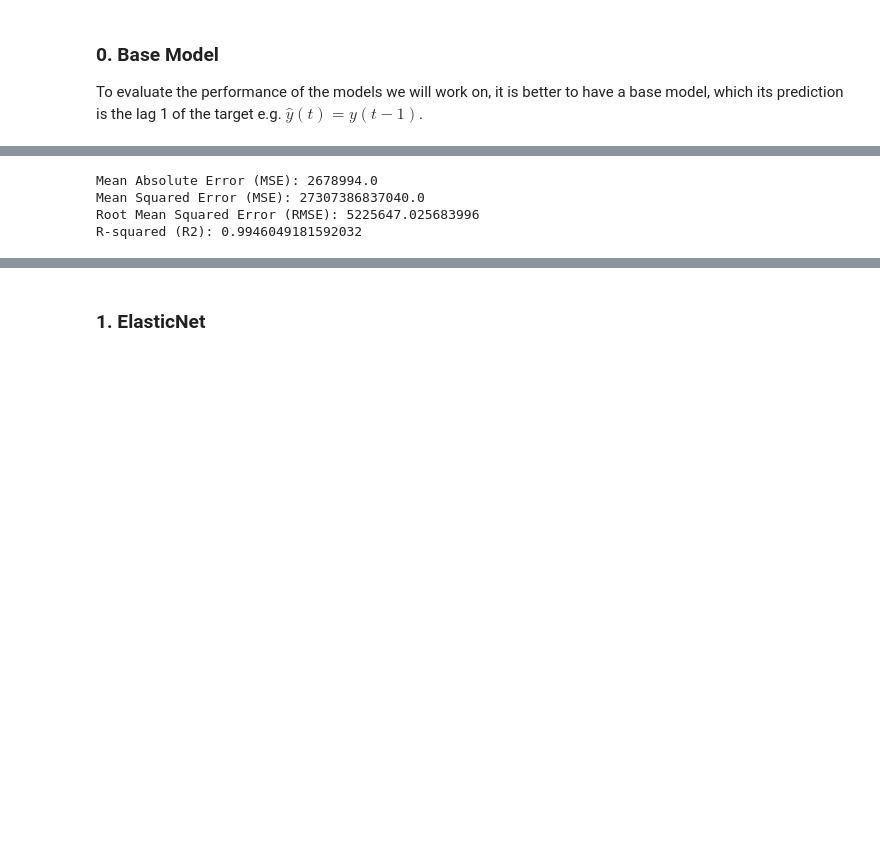
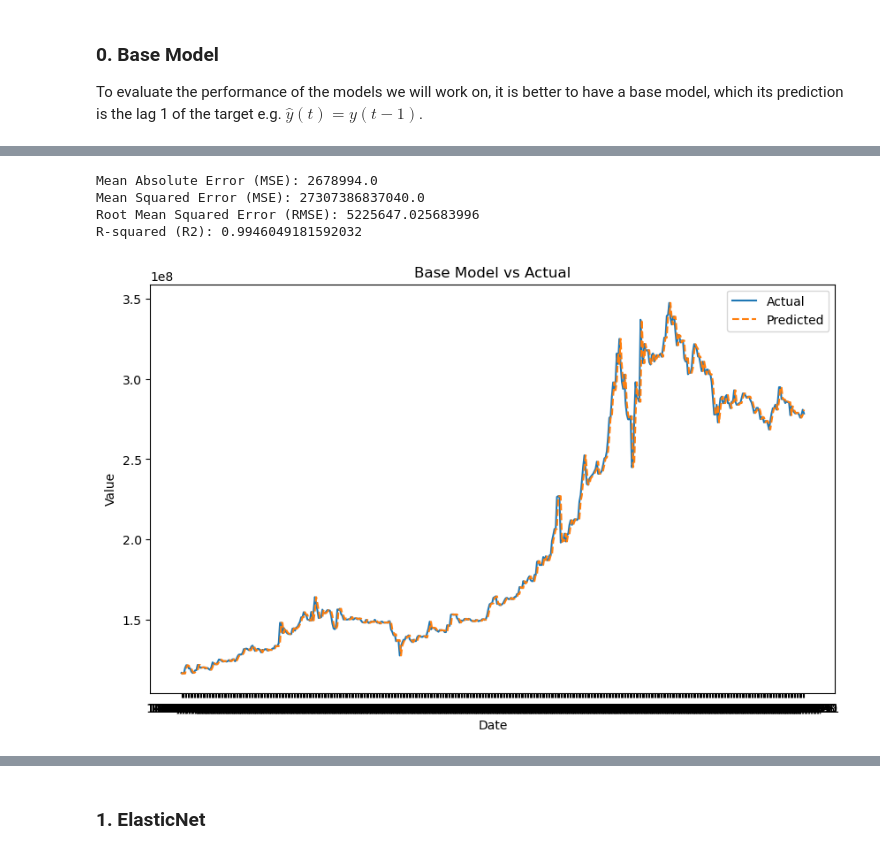
Before and after one commit to KhashayarRahimi/Option-Pricing, a Jupyter notebook: Persian_Option_Pricing.ipynb, the cells around one changed output, grey strips where cells are left out. Drawn from its saved outputs; the diff is of its cells as text; code cells hidden in the pictures; blank space fills up the shorter version.

```diff
--- a/Persian_Option_Pricing.ipynb
+++ b/Persian_Option_Pricing.ipynb
@@ -408,30 +434,40 @@ def BaseModel(train_y, val_y):
     for i in range(len(val_y)-1):
 
         BasePrediction.append(val_y[i])
 
     return BasePrediction
 
 BasePrediction = BaseModel(train_y, val_y)
 # Calculate accuracy metrics
 mae = mean_absolute_error(val_y, BasePrediction)
 mse = mean_squared_error(val_y, BasePrediction)
 rmse = np.sqrt(mse)
 r2 = r2_score(val_y, BasePrediction)
 
 
 print("Mean Absolute Error (MSE):", mae)
 print("Mean Squared Error (MSE):", mse)
 print("Root Mean Squared Error (RMSE):", rmse)
 print("R-squared (R2):", r2)
 
 # Plot the predictions against the actual values
 fig = go.Figure()
 fig.add_trace(go.Scatter(x=Added_data.index[1200:1700], y=val_y, mode='lines', name='Actual'))
 fig.add_trace(go.Scatter(x=Added_data.index[1200:1700], y=BasePrediction, mode='lines', name='Predicted', line=dict(dash='dash')))
 fig.update_layout(title='Base Model vs Actual', xaxis_title='Date', yaxis_title='Value', hovermode='x')
 fig.show()
+
+plt.figure(figsize=(10, 6))
+plt.plot(Added_data.index[1200:1700], val_y, label='Actual')
+plt.plot(Added_data.index[1200:1700], BasePrediction, linestyle='--', label='Predicted')
+plt.title('Base Model vs Actual')
+plt.xlabel('Date')
+plt.ylabel('Value')
+plt.legend()
+plt.show()
 # %% [output]
 Mean Absolute Error (MSE): 2678994.0
 Mean Squared Error (MSE): 27307386837040.0
 Root Mean Squared Error (RMSE): 5225647.025683996
 R-squared (R2): 0.9946049181592032
+[figure, added]
```
Also changed, not shown: parts of 3 cells of this notebook.
